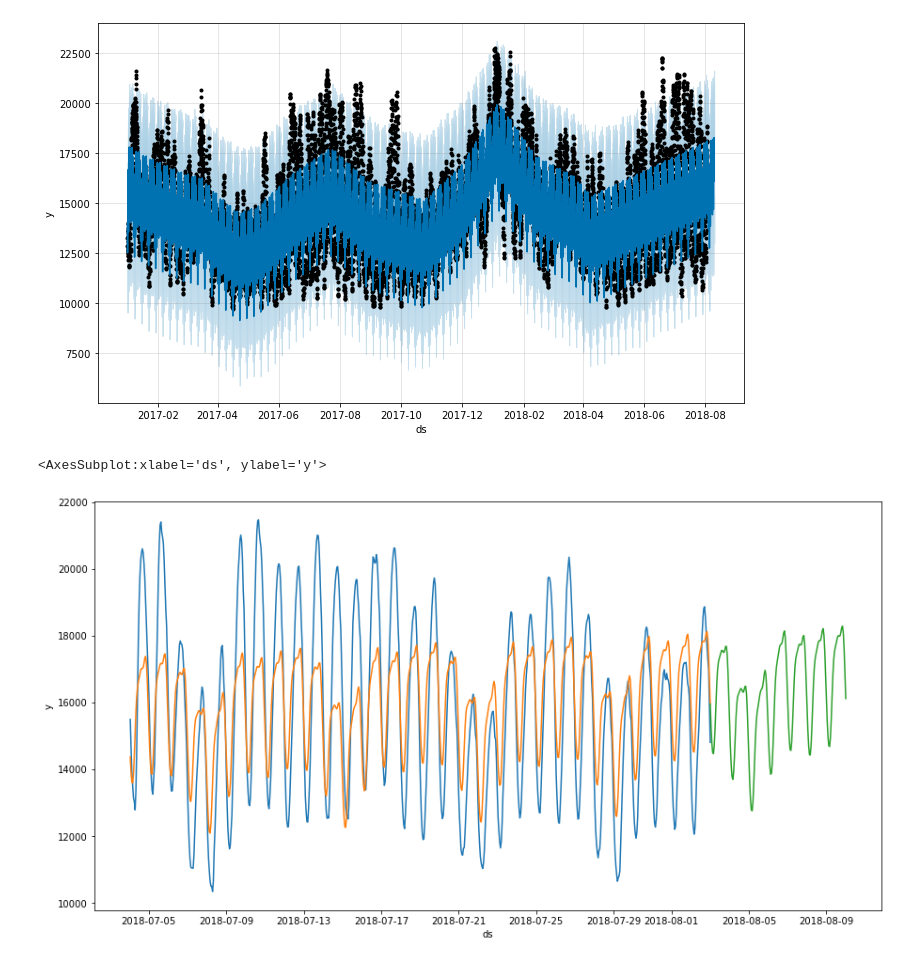
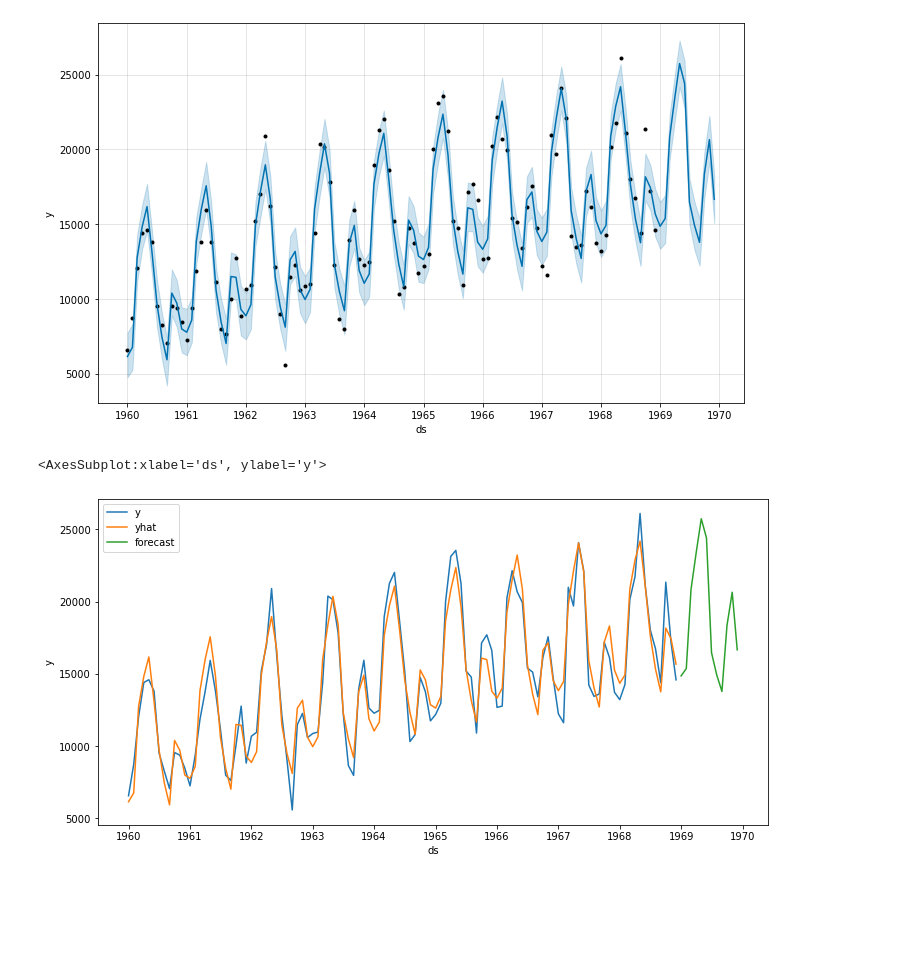
Before and after one commit to sakerajunior/ptpjb, a Jupyter notebook: 10 - Time Series Analysis - Prophet.ipynb, the cells around one changed output. Cells and saved outputs as stored; diff of their text form; code cells hidden in the pictures; blank space fills up the shorter version.

Commit message:
membuat modul prophet

```diff
--- a/10 - Time Series Analysis - Prophet.ipynb
+++ b/10 - Time Series Analysis - Prophet.ipynb
@@ -39,0 +84,10 @@ INFO:prophet:Disabling yearly seasonality. Run prophet with yearly_seasonality=T
+# %%
+# load data
+path = 'https://raw.githubusercontent.com/jbrownlee/Datasets/master/monthly-car-sales.csv'
+df = pd.read_csv(path, header=0)
+
+# mengganti nama kolom
+df.columns = ['ds', 'y']
+
+# merubah tipe data objek menjadi datetime
+df['ds']= pd.to_datetime(df['ds'])
@@ -39,0 +96,7 @@ INFO:prophet:Disabling yearly seasonality. Run prophet with yearly_seasonality=T
+# %%
+from prophet import Prophet
+
+# define the model
+model = Prophet()
+# fit the model
+model.fit(df)
@@ -39,0 +109,7 @@ INFO:prophet:Disabling yearly seasonality. Run prophet with yearly_seasonality=T
+# %%
+predict = model.predict(df)
+model.plot(predict);
+
+from sklearn.metrics import mean_squared_error as mse
+rmse = np.sqrt(mse(df.y,predict.yhat))
+print(rmse)
@@ -40,6 +122,6 @@ INFO:prophet:Disabling yearly seasonality. Run prophet with yearly_seasonality=T
 # %%
-future = m.make_future_dataframe(periods=24*7,freq='H')
-forecast = m.predict(future)
+future = model.make_future_dataframe(periods=12,freq='M', include_history=True)
+forecast = model.predict(future)
 forecast.head()
 # %% [output]
 |  | ds | trend | yhat_lower | yhat_upper | trend_lower | trend_upper | additive_terms | ... |
@@ -71,4 +133,4 @@ forecast[-(24*30+24*7):]
 # %%
-plot1 = m.plot(forecast)
+model.plot(forecast);
 # %% [output]
-[figure, old version]
+[figure, new version]
@@ -81,8 +137,8 @@ n_future = 24*7
 # %%
-plt.figure(figsize=(15,8))
-sns.lineplot(data=ts[-24*30:],x='ds', y='y')
-sns.lineplot(data=forecast[-(24*30+n_future):-n_future],x='ds', y='yhat')
-sns.lineplot(data=forecast[-(n_future+1):],x='ds', y='yhat')
+plt.figure(figsize=(12,6))
+sns.lineplot(data=df,x='ds', y='y', label = 'y')
+sns.lineplot(data=predict,x='ds', y='yhat', label = 'yhat')
+sns.lineplot(data=forecast,x='ds', y='yhat', label = 'forecast')
 # %% [output]
 <AxesSubplot:xlabel='ds', ylabel='y'>
-[figure, old version]
+[figure, new version]
```
Also changed, not shown: parts of 29 cells of this notebook, 3 other files.
